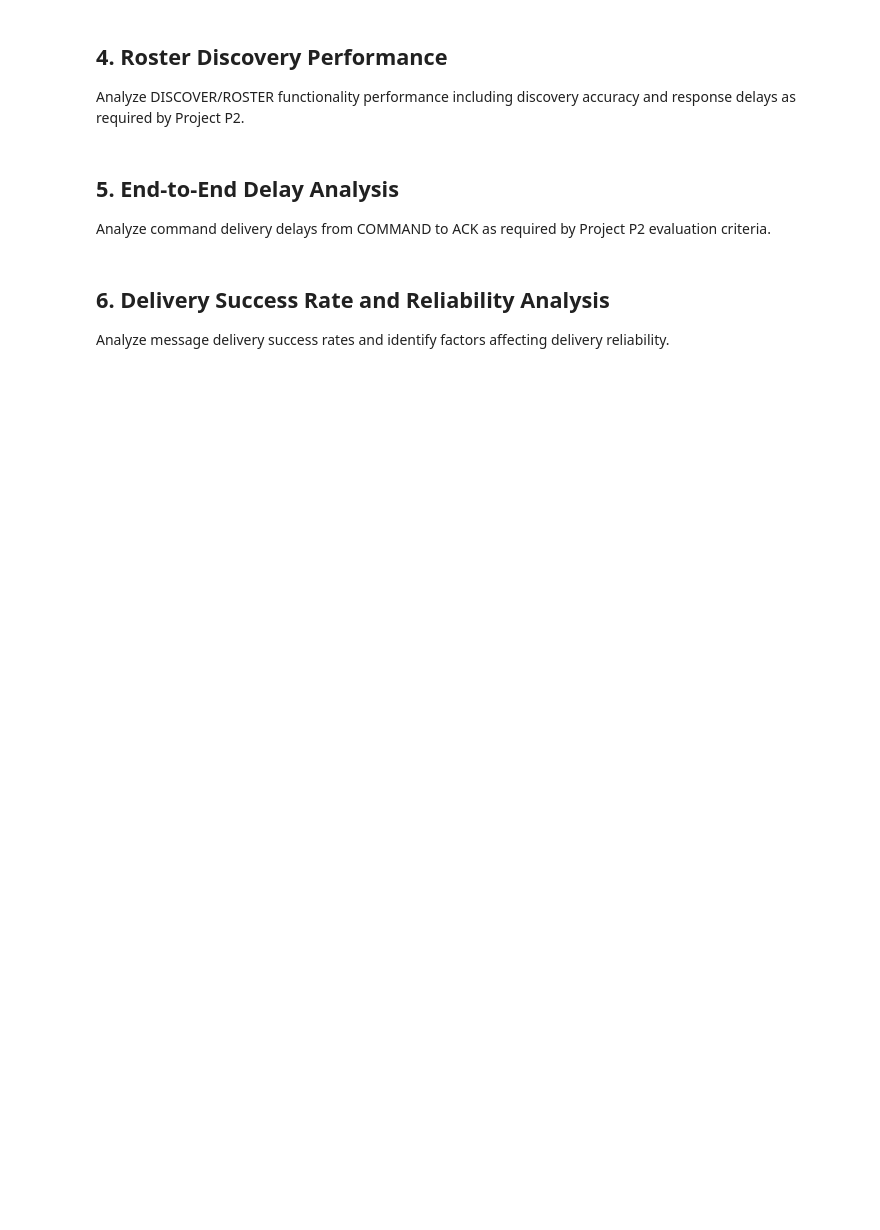
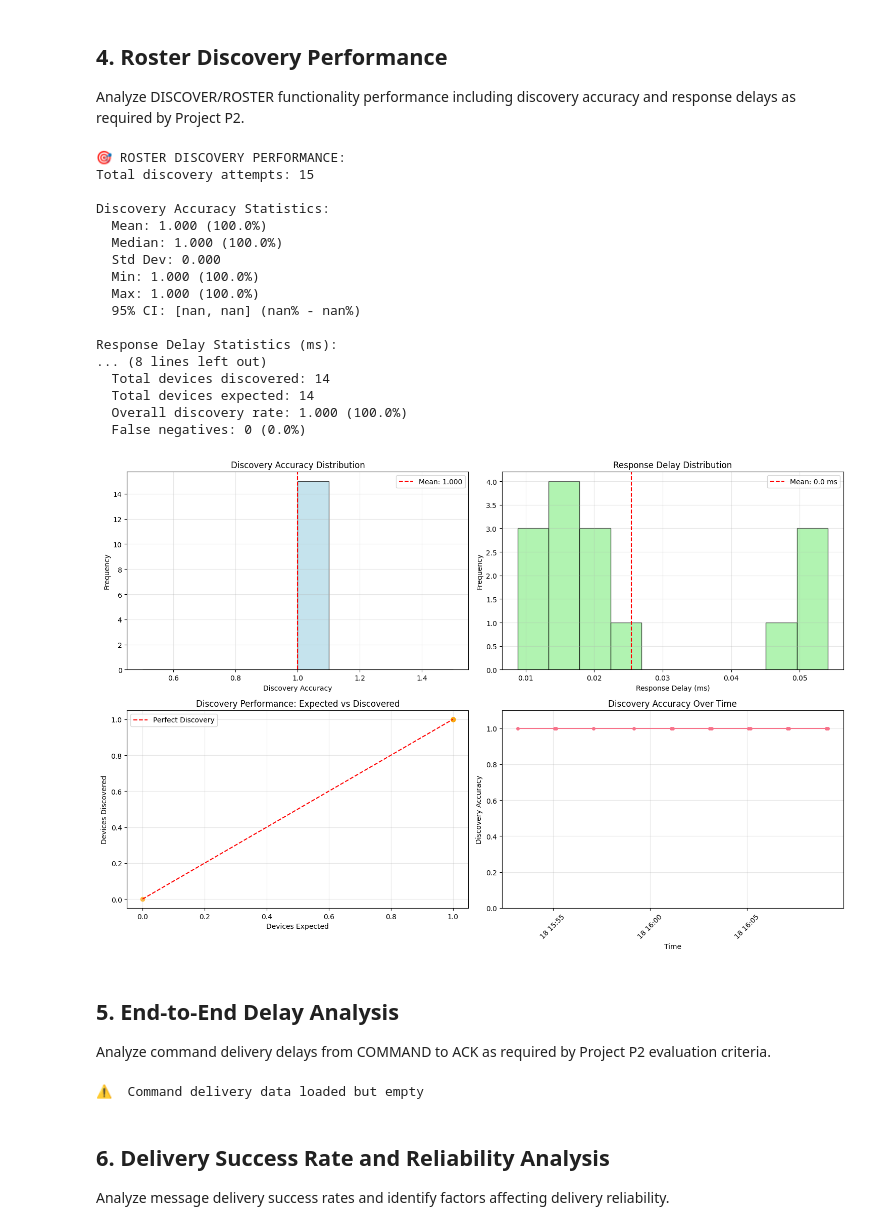
Before and after one commit to zzivaibhav/IoT-final-project, a Jupyter notebook: data_analysis.ipynb, the cells around one changed output. Cells and saved outputs as stored; diff of their text form; code cells hidden in the pictures; blank space fills up the shorter version.

```diff
--- a/data_analysis.ipynb
+++ b/data_analysis.ipynb
@@ -321,10 +381,14 @@ if 'roster_perf' in locals() and len(roster_perf) > 0:
 
     # 95% CI for discovery accuracy
     if len(roster_perf) > 1:
-        accuracy_ci = stats.t.interval(0.95, len(roster_perf)-1,
-                                     roster_perf['discovery_accuracy'].mean(),
-                                     stats.sem(roster_perf['discovery_accuracy']))
-        print(f"  95% CI: [{accuracy_ci[0]:.3f}, {accuracy_ci[1]:.3f}] ({accuracy_ci[0]*100:.1f}% - {accuracy_ci[1]*100:.1f}%)")
+        from scipy.stats import t
+        from scipy.stats import sem
+        confidence_level = 0.95
+        degrees_freedom = len(roster_perf) - 1
+        sample_mean = roster_perf['discovery_accuracy'].mean()
+        sample_standard_error = sem(roster_perf['discovery_accuracy'].values)
+        confidence_interval = t.interval(confidence_level, degrees_freedom, sample_mean, sample_standard_error)
+        print(f"  95% CI: [{confidence_interval[0]:.3f}, {confidence_interval[1]:.3f}] ({confidence_interval[0]*100:.1f}% - {confidence_interval[1]*100:.1f}%)")
 
     # Response delay statistics
     if 'response_delay_ms' in roster_perf.columns:
@@ -340,9 +404,9 @@ if 'roster_perf' in locals() and len(roster_perf) > 0:
 
             # 95% CI for response delay
             if len(delay_data) > 1:
-                delay_ci = stats.t.interval(0.95, len(delay_data)-1,
-                                          delay_data['response_delay_ms'].mean(),
-                                          stats.sem(delay_data['response_delay_ms']))
+                delay_mean = delay_data['response_delay_ms'].mean()
+                delay_se = sem(delay_data['response_delay_ms'].values)
+                delay_ci = t.interval(0.95, len(delay_data)-1, delay_mean, delay_se)
                 print(f"  95% CI: [{delay_ci[0]:.2f}, {delay_ci[1]:.2f}] ms")
 
     # Devices discovered vs expected analysis
@@ -397,33 +461,52 @@ if 'roster_perf' in locals() and len(roster_perf) > 0:
     ax3.scatter(roster_perf['devices_expected'], roster_perf['devices_discovered'], alpha=0.7, color='orange')
     max_devices = max(roster_perf['devices_expected'].max(), roster_perf['devices_discovered'].max())
     ax3.plot([0, max_devices], [0, max_devices], 'r--', label='Perfect Discovery')
     ax3.set_xlabel('Devices Expected')
     ax3.set_ylabel('Devices Discovered')
     ax3.set_title('Discovery Performance: Expected vs Discovered')
     ax3.legend()
     ax3.grid(True, alpha=0.3)
 
     # Discovery accuracy over time
     if len(roster_perf) > 1:
         roster_sorted = roster_perf.sort_values('timestamp')
         ax4.plot(roster_sorted['timestamp'], roster_sorted['discovery_accuracy'], marker='o', markersize=4)
         ax4.set_xlabel('Time')
         ax4.set_ylabel('Discovery Accuracy')
         ax4.set_title('Discovery Accuracy Over Time')
         ax4.tick_params(axis='x', rotation=45)
         ax4.grid(True, alpha=0.3)
         ax4.set_ylim(0, 1.1)
     else:
         ax4.text(0.5, 0.5, 'Insufficient data\nfor time series', ha='center', va='center', transform=ax4.transAxes)
         ax4.set_title('Discovery Accuracy Over Time')
 
     plt.tight_layout()
     plt.show()
 
 elif 'roster_perf' in locals():
     print("⚠️  Roster performance data loaded but empty")
 else:
     print("⚠️  No roster performance data available for analysis")
+# %% [output]
+🎯 ROSTER DISCOVERY PERFORMANCE:
+Total discovery attempts: 15
+
+Discovery Accuracy Statistics:
+  Mean: 1.000 (100.0%)
+  Median: 1.000 (100.0%)
+  Std Dev: 0.000
+  Min: 1.000 (100.0%)
+  Max: 1.000 (100.0%)
+  95% CI: [nan, nan] (nan% - nan%)
+
+Response Delay Statistics (ms):
+... (8 lines left out)
+  Total devices discovered: 14
+  Total devices expected: 14
+  Overall discovery rate: 1.000 (100.0%)
+  False negatives: 0 (0.0%)
+[figure, added]
 # %% [markdown]
 ## 5. End-to-End Delay Analysis
 
@@ -453,9 +536,10 @@ if 'command_delivery' in locals() and len(command_delivery) > 0:
 
         # 95% Confidence Interval for mean delay
         if len(delay_data) > 1:
-            delay_ci = stats.t.interval(0.95, len(delay_data)-1,
-                                      delay_data['delivery_delay_ms'].mean(),
-                                      stats.sem(delay_data['delivery_delay_ms']))
+            from scipy.stats import t, sem
+            delay_mean = delay_data['delivery_delay_ms'].mean()
+            delay_se = sem(delay_data['delivery_delay_ms'].values)
+            delay_ci = t.interval(0.95, len(delay_data)-1, delay_mean, delay_se)
             print(f"  95% CI for mean: [{delay_ci[0]:.2f}, {delay_ci[1]:.2f}] ms")
 
         # Convert to seconds for better understanding
@@ -549,20 +633,22 @@ if 'command_delivery' in locals() and len(command_delivery) > 0:
         print(f"{'Metric':<20} {'Value':<15} {'Unit'}")
         print("="*50)
         print(f"{'Sample Size':<20} {len(delay_data):<15} {'measurements'}")
-        print(f"{'Mean Delay':<20} {delay_data['delivery_delay_ms'].mean():.2f}:<15} {'ms'}")
-        print(f"{'Median Delay':<20} {delay_data['delivery_delay_ms'].median():.2f}:<15} {'ms'}")
-        print(f"{'Std Deviation':<20} {delay_data['delivery_delay_ms'].std():.2f}:<15} {'ms'}")
-        print(f"{'Min Delay':<20} {delay_data['delivery_delay_ms'].min():.2f}:<15} {'ms'}")
-        print(f"{'Max Delay':<20} {delay_data['delivery_delay_ms'].max():.2f}:<15} {'ms'}")
+        print(f"{'Mean Delay':<20} {delay_data['delivery_delay_ms'].mean():.2f:<15} {'ms'}")
+        print(f"{'Median Delay':<20} {delay_data['delivery_delay_ms'].median():.2f:<15} {'ms'}")
+        print(f"{'Std Deviation':<20} {delay_data['delivery_delay_ms'].std():.2f:<15} {'ms'}")
+        print(f"{'Min Delay':<20} {delay_data['delivery_delay_ms'].min():.2f:<15} {'ms'}")
+        print(f"{'Max Delay':<20} {delay_data['delivery_delay_ms'].max():.2f:<15} {'ms'}")
         if len(delay_data) > 1:
-            print(f"{'95% CI Lower':<20} {delay_ci[0]:.2f}:<15} {'ms'}")
-            print(f"{'95% CI Upper':<20} {delay_ci[1]:.2f}:<15} {'ms'}")
+            print(f"{'95% CI Lower':<20} {delay_ci[0]:.2f:<15} {'ms'}")
+            print(f"{'95% CI Upper':<20} {delay_ci[1]:.2f:<15} {'ms'}")
         print("="*50)
 
 elif 'command_delivery' in locals():
     print("⚠️  Command delivery data loaded but empty")
 else:
     print("⚠️  No command delivery data available for delay analysis")
+# %% [output]
+⚠️  Command delivery data loaded but empty
 # %% [markdown]
 ## 6. Delivery Success Rate and Reliability Analysis
 
```
Also changed, not shown: parts of 12 cells of this notebook, 6 other files.
